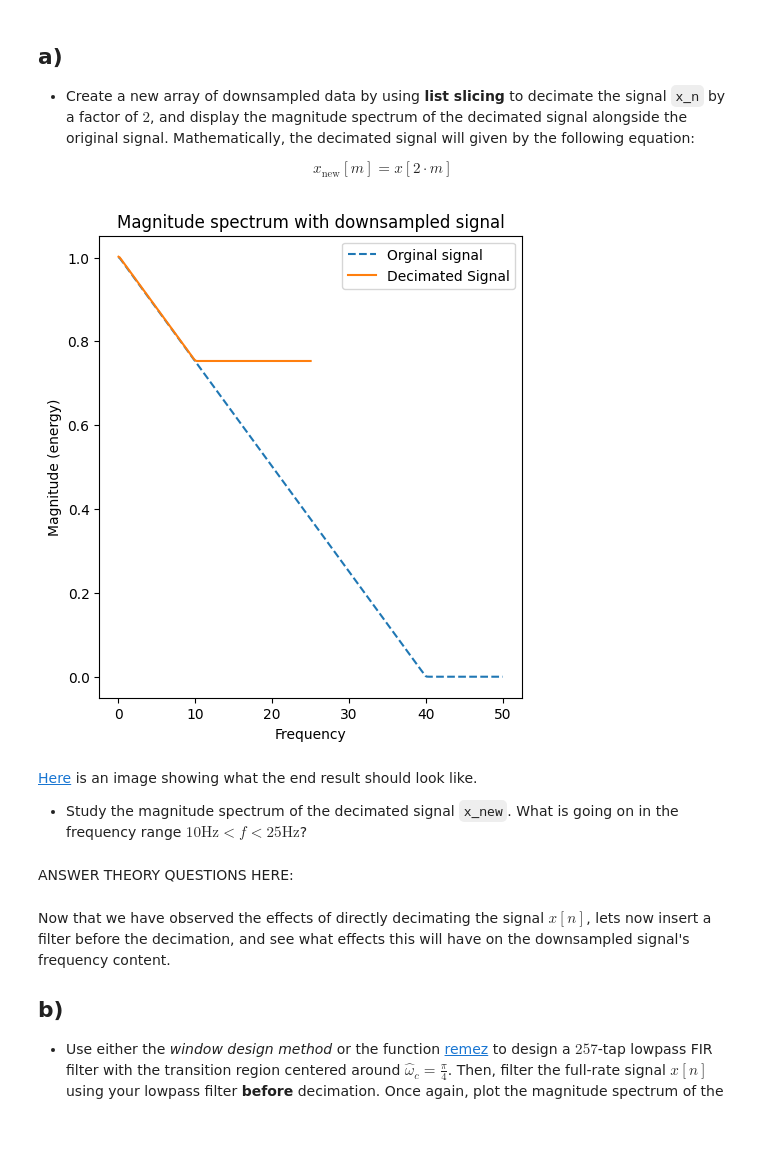
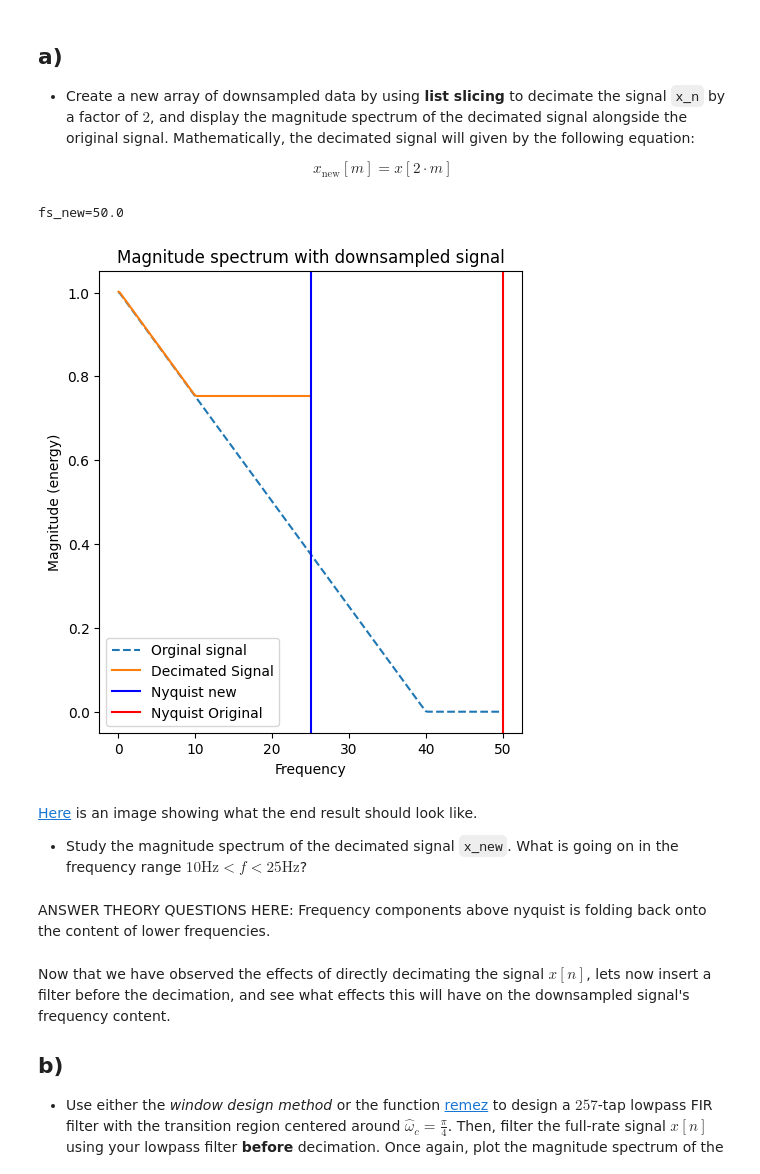
Before and after one commit to hanurd25/AIS2201_Exercises, a Jupyter notebook: Exercise_10/1_Multirate_basics.ipynb, the cells around one changed output. Saved outputs shown, nothing was run; the diff lists cells and outputs as text; code cells hidden in the pictures; blank space fills up the shorter version.

```diff
--- a/Exercise_10/1_Multirate_basics.ipynb
+++ b/Exercise_10/1_Multirate_basics.ipynb
@@ -62,27 +62,32 @@ $$x_{\text{new}}[m] = x[2\cdot m]$$
 # %%
 # WRITE YOUR CODE IN THIS CELL:
 import numpy as np
 import matplotlib.pyplot as plt
 from scipy.io import loadmat
 
 x_new = x_n[::2]
 fs_new = fs / 2
+print(f"{fs_new=}")
 plt.figure(figsize=(12, 6))
 plt.subplot(1, 2, 1)
 plt.magnitude_spectrum(x_n, Fs=fs, linestyle='dashed', label="Orginal signal") #original
 plt.magnitude_spectrum(x_new, Fs=fs_new, label="Decimated Signal")
+plt.axvline(x = fs_new/2, color = 'b', label = 'Nyquist new')
+plt.axvline(x = fs/2, color = 'r', label = 'Nyquist Original')
 plt.title("Magnitude spectrum with downsampled signal")
 plt.legend()
 
 plt.show()
 # %% [output]
+fs_new=50.0
-[figure, old version]
+[figure, new version]
 # %% [markdown]
 [Here](figures/task1a_lf.png) is an image showing what the end result should look like.
 
 * Study the magnitude spectrum of the decimated signal `x_new`. What is going on in the frequency range $10\text{Hz}<f<25\text{Hz}$?
 # %% [markdown]
 ANSWER THEORY QUESTIONS HERE:
+Frequency components above nyquist is folding back onto the content of lower frequencies.
 # %% [markdown]
 Now that we have observed the effects of directly decimating the signal $x[n]$, lets now insert a filter before the decimation, and see what effects this will have on the downsampled signal's frequency content.
 
```
Also changed, not shown: parts of 6 cells of this notebook, 2 other files.
